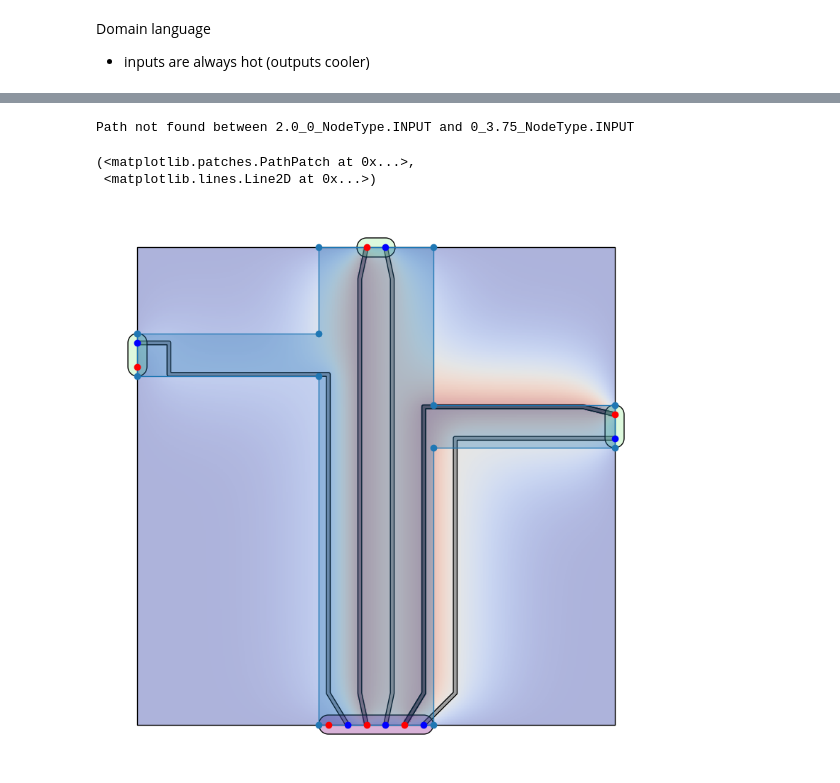
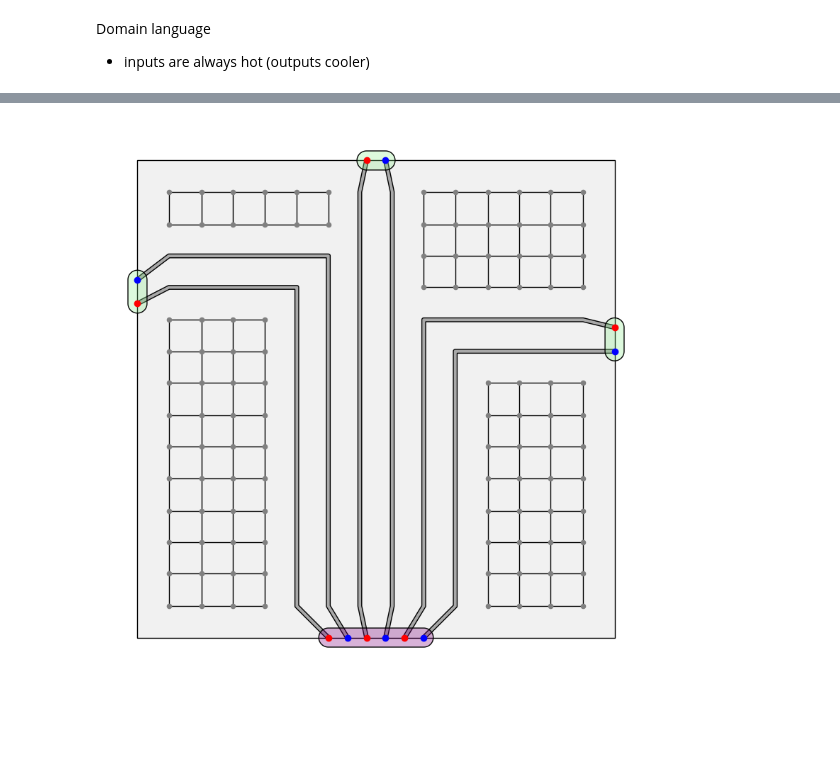
Before and after one commit to felixscode/opti-pipe, a Jupyter notebook: jupyter/prof.ipynb, the cells around one changed output, grey strips where cells are left out. Drawn from its saved outputs; the diff is of its cells as text; code cells hidden in the pictures; blank space fills up the shorter version.

```diff
--- a/jupyter/prof.ipynb
+++ b/jupyter/prof.ipynb
@@ -22,7 +22,7 @@ distributor = Distributor(config=config,nodes=(
     Node(config,3.0,0,node_type=NodeType.OUTPUT)),
     heat_per_node=1)
 
-room_connections = (RoomConnection(config,output=Node(config,0,4,node_type=NodeType.OUTPUT),input=Node(config,0,3.75,node_type=NodeType.INPUT),heat_loss=0.8),
+room_connections = (RoomConnection(config,output=Node(config,0,3.75,node_type=NodeType.OUTPUT),input=Node(config,0,3.5,node_type=NodeType.INPUT),heat_loss=0.8),
                     RoomConnection(config,output=Node(config,5,3,node_type=NodeType.OUTPUT),input=Node(config,5,3.25,node_type=NodeType.INPUT),heat_loss=0.5),
                     RoomConnection(config,output=Node(config,2.6,5,node_type=NodeType.OUTPUT),input=Node(config,2.4,5,node_type=NodeType.INPUT),heat_loss=0.3))
 # %%
@@ -42,15 +42,12 @@ model.render(show_graph=True)
 # %%
 model.pipes = tuple()
 router = NaiveRouter(config,model,grid_size)
 model = router.route()
-model.render(show_graph=False,render_heat_distribution=True)
+model.render(show_graph=True,render_heat_distribution=False)
 
-from opti_pipe.router import Utils
-line_string = Utils.get_centerline(model,grid_size)
-from shapely.plotting import plot_polygon
-plot_polygon(line_string)
+# from opti_pipe.router import Utils
+# line_string = Utils.get_centerline(model,grid_size)
+# from shapely.plotting import plot_polygon
+# plot_polygon(line_string)
 # %% [output]
-Path not found between 2.0_0_NodeType.INPUT and 0_3.75_NodeType.INPUT
-(<matplotlib.patches.PathPatch at 0x...>,
- <matplotlib.lines.Line2D at 0x...>)
-[figure, old version]
+[figure, new version]
```
Also changed, not shown: parts of 8 cells of this notebook.
